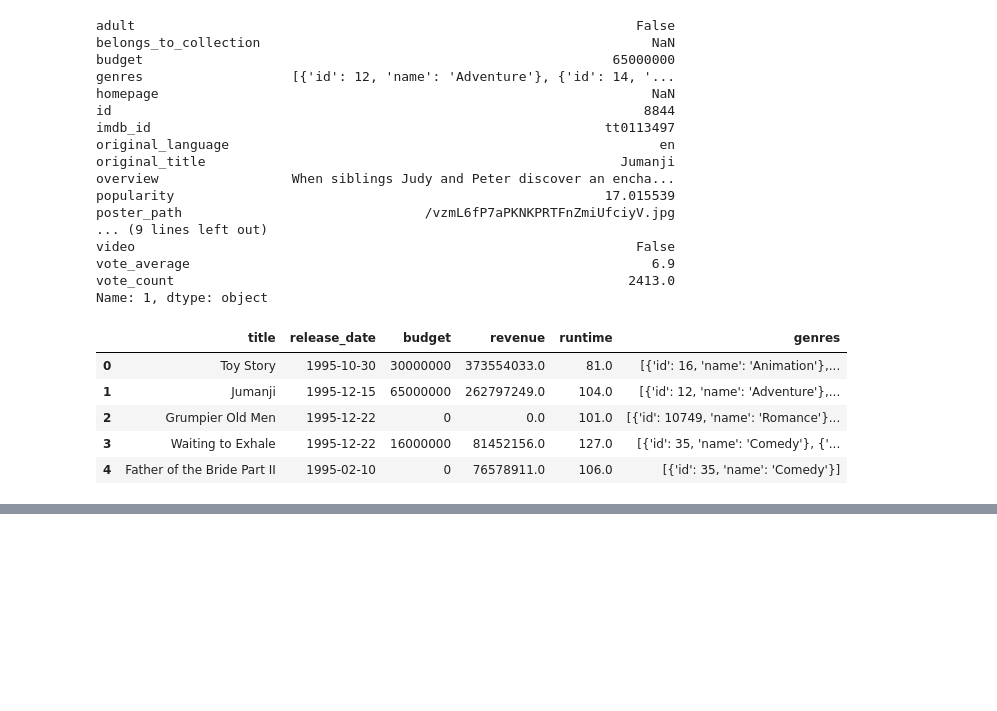
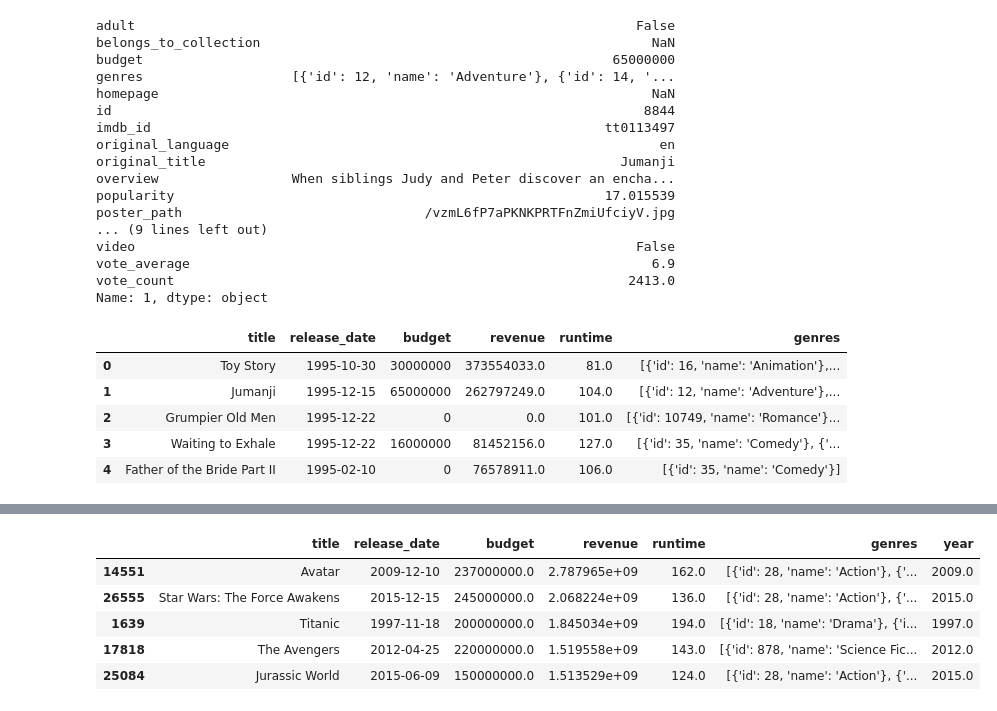
Before and after one commit to LeonardoSMSoares/Recommender-Systems-with-Python, a Jupyter notebook: Hands-On Recommendation Systems with Python/Chapter 2.ipynb, the cells around one changed output, grey strips where cells are left out. Cells and saved outputs as stored; diff of their text form; code cells hidden in the pictures; blank space fills up the shorter version.

```diff
--- a/Hands-On Recommendation Systems with Python/Chapter 2.ipynb
+++ b/Hands-On Recommendation Systems with Python/Chapter 2.ipynb
@@ -83,0 +198,12 @@ small_df.head()
+# %%
+#Sort Movies based on revenue (in descending order)
+small_df = small_df.sort_values('revenue', ascending=False)
+
+small_df.head()
+# %% [output]
+|  | title | release_date | budget | revenue | runtime | genres | year |
+| 14551 | Avatar | 2009-12-10 | 237000000.0 | 2.787965e+09 | 162.0 | [{'id': 28, 'name': 'Action'}, {'... | 2009.0 |
+| 26555 | Star Wars: The Force Awakens | 2015-12-15 | 245000000.0 | 2.068224e+09 | 136.0 | [{'id': 28, 'name': 'Action'}, {'... | 2015.0 |
+| 1639 | Titanic | 1997-11-18 | 200000000.0 | 1.845034e+09 | 194.0 | [{'id': 18, 'name': 'Drama'}, {'i... | 1997.0 |
+| 17818 | The Avengers | 2012-04-25 | 220000000.0 | 1.519558e+09 | 143.0 | [{'id': 878, 'name': 'Science Fic... | 2012.0 |
+| 25084 | Jurassic World | 2015-06-09 | 150000000.0 | 1.513529e+09 | 124.0 | [{'id': 28, 'name': 'Action'}, {'... | 2015.0 |
```
Also changed, not shown: parts of 15 cells of this notebook, 1 other file.
